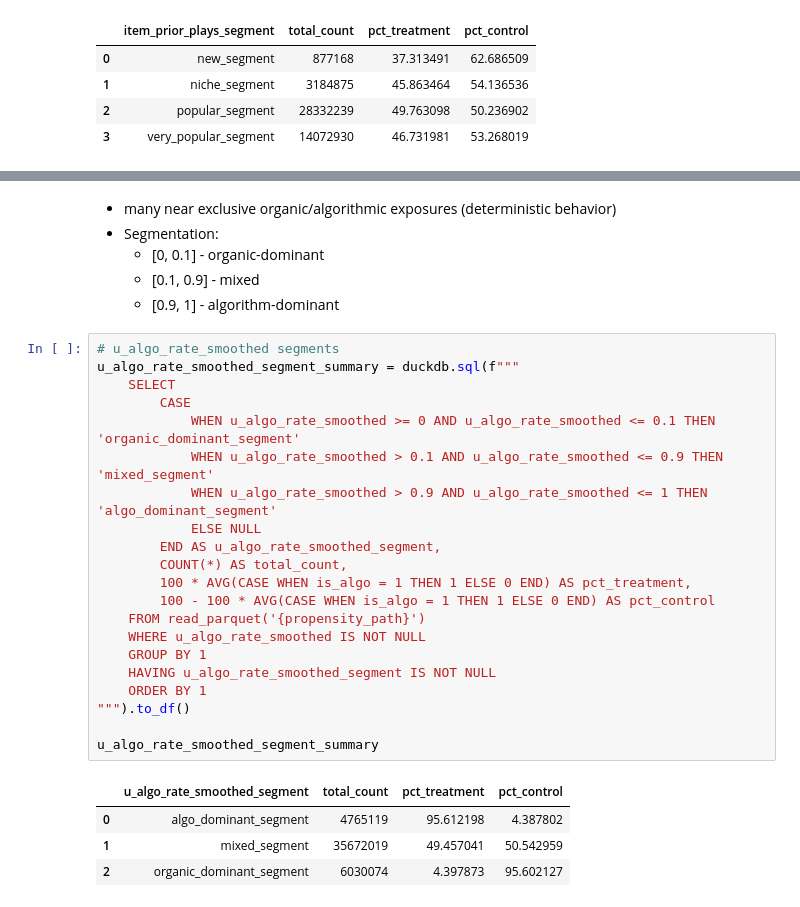
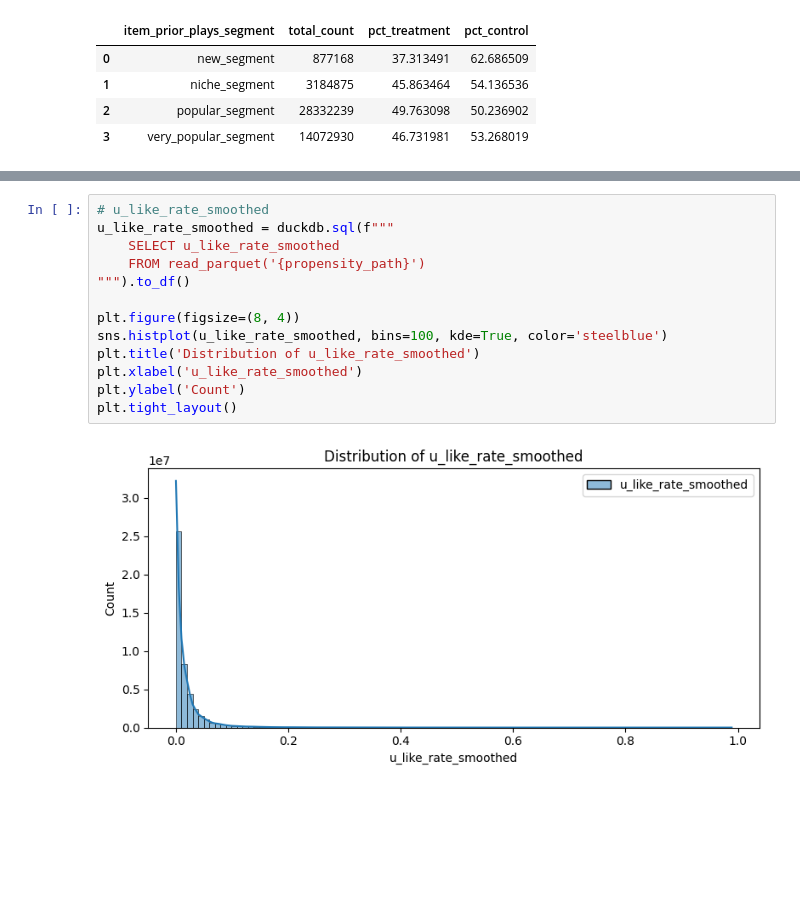
Before and after one commit to kirillous/YAMBDA-analysis-pt2, a Jupyter notebook: notebooks/segments.ipynb, the cells around one changed output, grey strips where cells are left out. Cells and saved outputs as stored; diff of their text form; blank space fills up the shorter version.

Commit message:
Replaced algo rate feature with user like rate in the analysis

```diff
--- a/notebooks/segments.ipynb
+++ b/notebooks/segments.ipynb
@@ -149,32 +132,15 @@ plt.tight_layout()
-# %% [markdown]
-- many near exclusive organic/algorithmic exposures (deterministic behavior)
-- Segmentation:
-    - [0, 0.1] - organic-dominant
-    - [0.1, 0.9] - mixed
-    - [0.9, 1] - algorithm-dominant
-# %%
-# u_algo_rate_smoothed segments
-u_algo_rate_smoothed_segment_summary = duckdb.sql(f"""
-    SELECT
-        CASE
-            WHEN u_algo_rate_smoothed >= 0 AND u_algo_rate_smoothed <= 0.1 THEN 'organic_dominant_segment'
-            WHEN u_algo_rate_smoothed > 0.1 AND u_algo_rate_smoothed <= 0.9 THEN 'mixed_segment'
-            WHEN u_algo_rate_smoothed > 0.9 AND u_algo_rate_smoothed <= 1 THEN 'algo_dominant_segment'
-            ELSE NULL
-        END AS u_algo_rate_smoothed_segment,
-        COUNT(*) AS total_count,
-        100 * AVG(CASE WHEN is_algo = 1 THEN 1 ELSE 0 END) AS pct_treatment,
-        100 - 100 * AVG(CASE WHEN is_algo = 1 THEN 1 ELSE 0 END) AS pct_control
-    FROM read_parquet('{propensity_path}')
-    WHERE u_algo_rate_smoothed IS NOT NULL
-    GROUP BY 1
-    HAVING u_algo_rate_smoothed_segment IS NOT NULL
-    ORDER BY 1
-""").to_df()
-
-u_algo_rate_smoothed_segment_summary
-# %% [output]
-|  | u_algo_rate_smoothed_segment | total_count | pct_treatment | pct_control |
-| 0 | algo_dominant_segment | 4765119 | 95.612198 | 4.387802 |
-| 1 | mixed_segment | 35672019 | 49.457041 | 50.542959 |
-| 2 | organic_dominant_segment | 6030074 | 4.397873 | 95.602127 |
+# %%
+# u_like_rate_smoothed
+u_like_rate_smoothed = duckdb.sql(f"""
+    SELECT u_like_rate_smoothed
+    FROM read_parquet('{propensity_path}')
+""").to_df()
+
+plt.figure(figsize=(8, 4))
+sns.histplot(u_like_rate_smoothed, bins=100, kde=True, color='steelblue')
+plt.title('Distribution of u_like_rate_smoothed')
+plt.xlabel('u_like_rate_smoothed')
+plt.ylabel('Count')
+plt.tight_layout()
+# %% [output]
+[figure, added]
```
Also changed, not shown: parts of 4 cells of this notebook, 1 other file.
